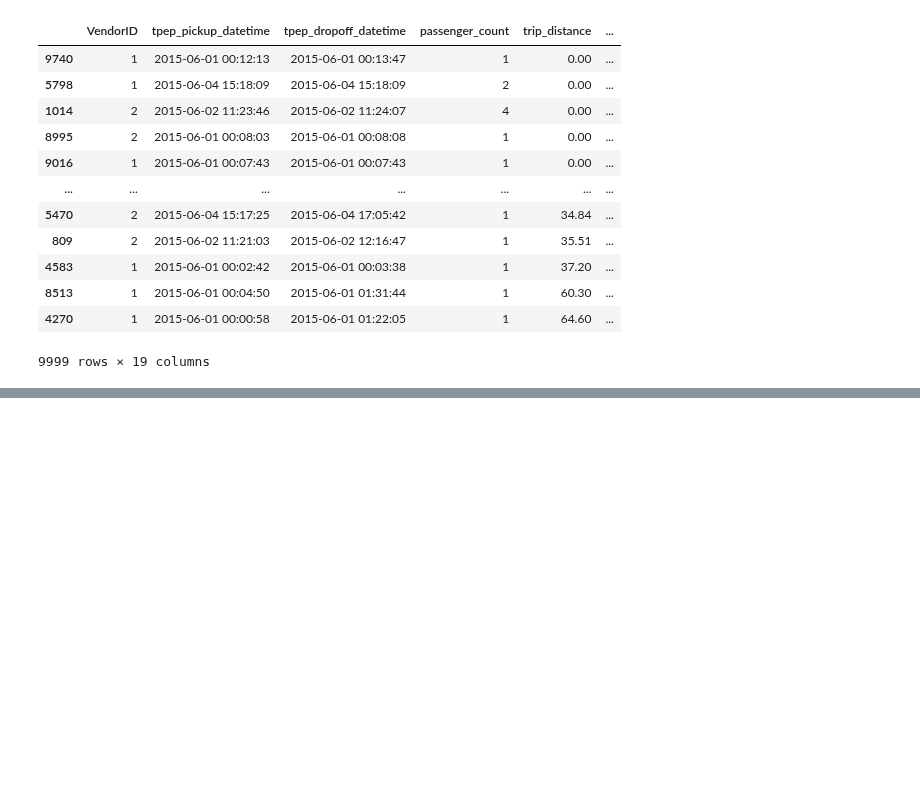
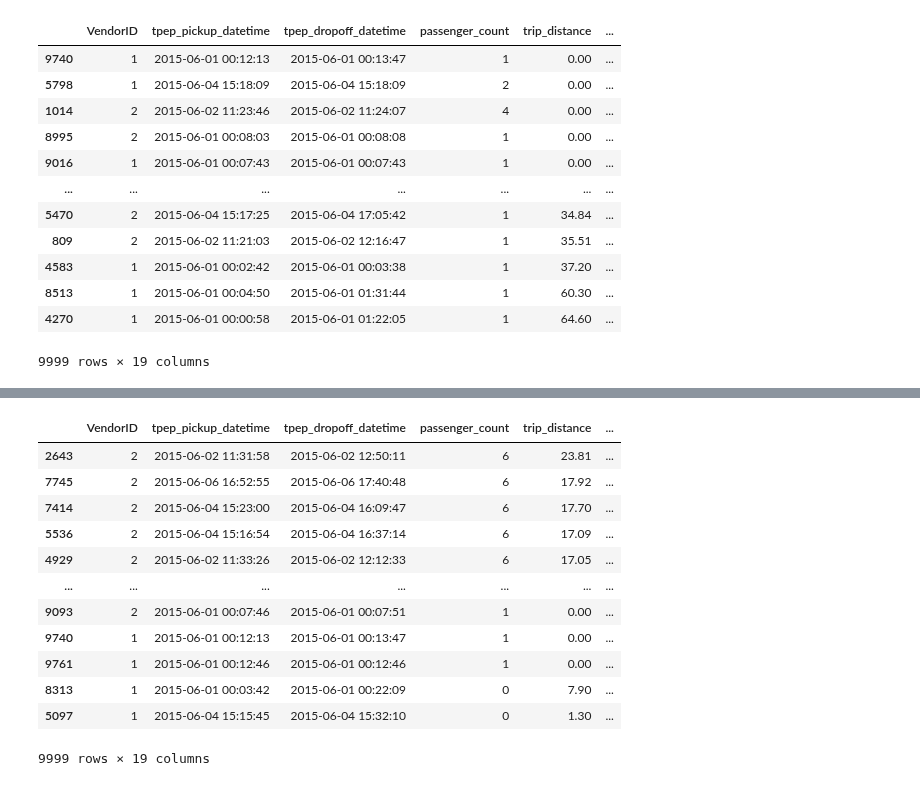
Before and after one commit to reuven/apple-2024-q4-data, a Jupyter notebook: Apple - 2024-10October-01.ipynb, the cells around one changed output, grey strips where cells are left out. Saved outputs shown, nothing was run; the diff lists cells and outputs as text; code cells hidden in the pictures; blank space fills up the shorter version.

```diff
--- a/Apple - 2024-10October-01.ipynb
+++ b/Apple - 2024-10October-01.ipynb
@@ -789,0 +804,20 @@ df.sort_values([''])
+# %%
+# what if I want passenger_count in increasing order
+# and the trip_distance in descending order?
+
+# not what I want:
+df.sort_values(['passenger_count', 'trip_distance'], ascending=False)
+# %% [output]
+|  | VendorID | tpep_pickup_datetime | tpep_dropoff_datetime | passenger_count | trip_distance | ... |
+| 2643 | 2 | 2015-06-02 11:31:58 | 2015-06-02 12:50:11 | 6 | 23.81 | ... |
+| 7745 | 2 | 2015-06-06 16:52:55 | 2015-06-06 17:40:48 | 6 | 17.92 | ... |
+| 7414 | 2 | 2015-06-04 15:23:00 | 2015-06-04 16:09:47 | 6 | 17.70 | ... |
+| 5536 | 2 | 2015-06-04 15:16:54 | 2015-06-04 16:37:14 | 6 | 17.09 | ... |
+| 4929 | 2 | 2015-06-02 11:33:26 | 2015-06-02 12:12:33 | 6 | 17.05 | ... |
+| ... | ... | ... | ... | ... | ... | ... |
+| 9093 | 2 | 2015-06-01 00:07:46 | 2015-06-01 00:07:51 | 1 | 0.00 | ... |
+| 9740 | 1 | 2015-06-01 00:12:13 | 2015-06-01 00:13:47 | 1 | 0.00 | ... |
+| 9761 | 1 | 2015-06-01 00:12:46 | 2015-06-01 00:12:46 | 1 | 0.00 | ... |
+| 8313 | 1 | 2015-06-01 00:03:42 | 2015-06-01 00:22:09 | 0 | 7.90 | ... |
+| 5097 | 1 | 2015-06-04 15:15:45 | 2015-06-04 15:32:10 | 0 | 1.30 | ... |
+9999 rows × 19 columns
```
Also changed, not shown: parts of 2 cells of this notebook.
